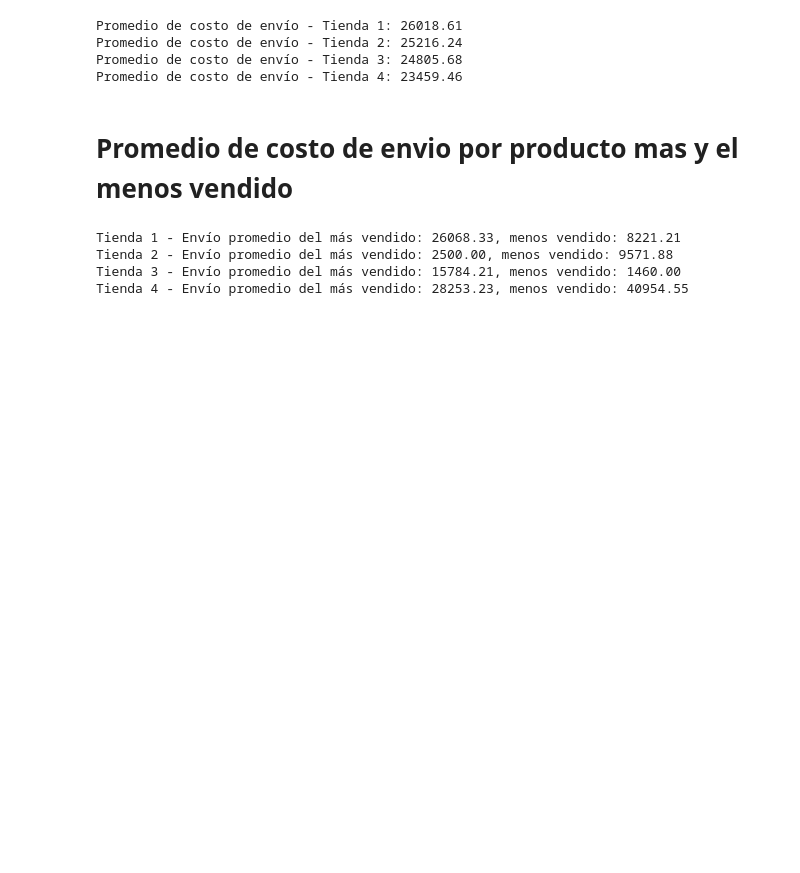
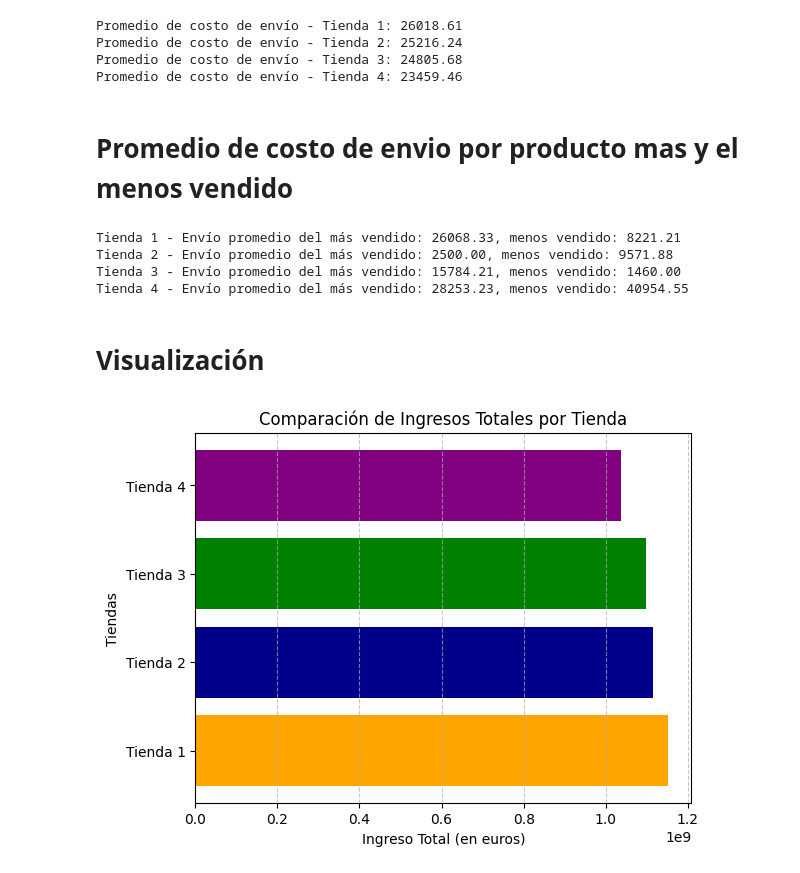
Before and after one commit to PatiPat76/STORE_ALURA, a Jupyter notebook: AluraStoreLatam.ipynb, the cells around one changed output. Saved outputs shown, nothing was run; the diff lists cells and outputs as text; code cells hidden in the pictures; blank space fills up the shorter version.

Commit message:
Iniciando_visualizacion

```diff
--- a/AluraStoreLatam.ipynb
+++ b/AluraStoreLatam.ipynb
@@ -305,3 +305,30 @@ Tienda 1 - Envío promedio del más vendido: 26068.33, menos vendido: 8221.21
 Tienda 2 - Envío promedio del más vendido: 2500.00, menos vendido: 9571.88
 Tienda 3 - Envío promedio del más vendido: 15784.21, menos vendido: 1460.00
 Tienda 4 - Envío promedio del más vendido: 28253.23, menos vendido: 40954.55
+# %% [markdown]
+# Visualización
+# %%
+import matplotlib.pyplot as plt
+
+# Datos: Ingresos totales de cada tienda
+ingresos_tiendas = [ingreso_tienda1, ingreso_tienda2, ingreso_tienda3, ingreso_tienda4]
+
+# Nombres de las tiendas
+nombres_tiendas = ['Tienda 1', 'Tienda 2', 'Tienda 3', 'Tienda 4']
+
+# Colores para cada barra
+colores = ['orange', 'darkblue', 'green', 'purple']
+
+# Crear gráfica de barras horizontales
+plt.barh(nombres_tiendas, ingresos_tiendas, color=colores)
+
+# Personalizar la gráfica
+plt.xlabel('Ingreso Total (en euros)')
+plt.ylabel('Tiendas')
+plt.title('Comparación de Ingresos Totales por Tienda')
+plt.grid(axis='x', linestyle='--', alpha=0.7)
+
+# Mostrar gráfica
+plt.show()
+# %% [output]
+[figure, added]
```
Also changed, not shown: parts of 1 cell of this notebook.
